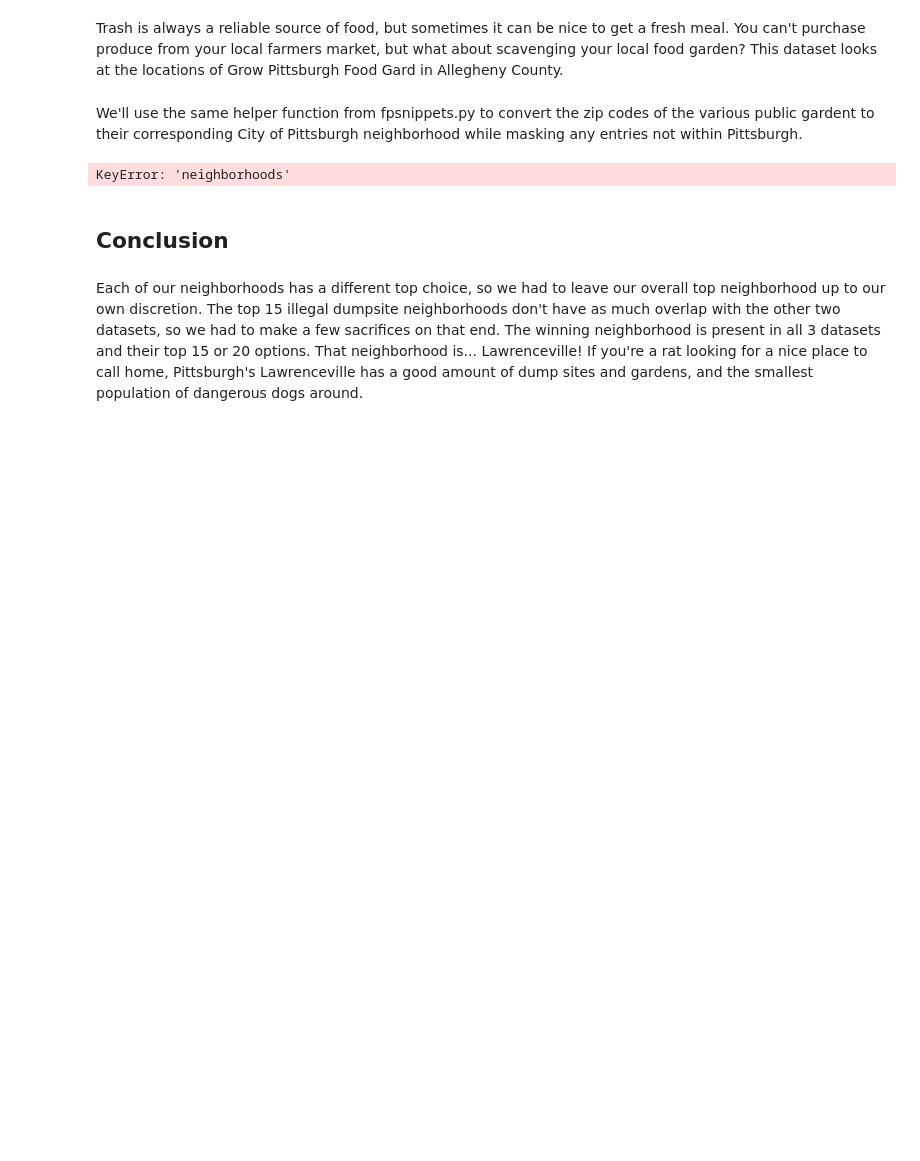
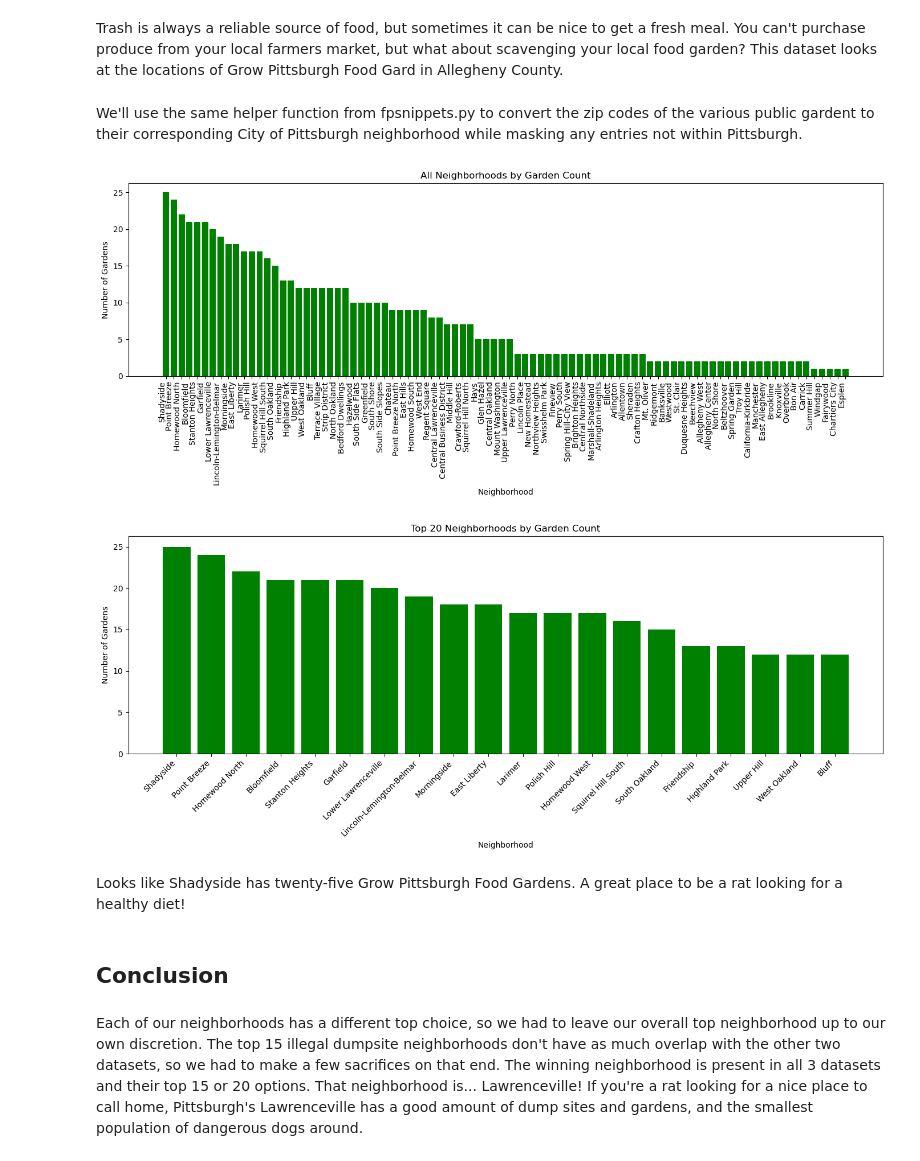
Before and after one commit to MNM75/CMPINF-Final-Rats, a Jupyter notebook: FullNotebook.ipynb, the cells around one changed output. Saved outputs shown, nothing was run; the diff lists cells and outputs as text; code cells hidden in the pictures; blank space fills up the shorter version.

```diff
--- a/FullNotebook.ipynb
+++ b/FullNotebook.ipynb
@@ -99,6 +222,19 @@ Trash is always a reliable source of food, but sometimes it can be nice to get a
 # %% [markdown]
 We'll use the same helper function from fpsnippets.py to convert the zip codes of the various public gardent to their corresponding City of Pittsburgh neighborhood while masking any entries not within Pittsburgh.
 # %%
+garden_csv = "https://data.wprdc.org/dataset/0d8c9708-3f01-48c4-adff-04d29825c9a2/resource/dbdfcb3e-8fa5-4468-9b05-f69562798f7a/download/grow-pgh-food-gardens.csv"
+garden_data = pd.read_csv(garden_csv, encoding="latin1")
+pitt = garden_data[garden_data['city'] == 'Pittsburgh'].copy()
+
+pitt['zip_code'] = pitt['zip_code'].astype(str).str.slice(0, 5).str.strip()
+ZIPS["ZIP"] = ZIPS["ZIP"].astype(str).str.slice(0, 5).str.strip()
+ZIPS = ZIPS[ZIPS.geometry.intersects(NEIGHBORHOODS.geometry.union_all())]
+pgh_zips = set(ZIPS["ZIP"])
+pitt = pitt[pitt['zip_code'].isin(pgh_zips)].copy()
+
+tqdm.pandas(desc="Mapping garden ZIPs to neighborhoods")
+pitt['neighborhoods'] = pitt['zip_code'].progress_apply(zip_to_neighborhoods)
+
 all_hoods = [n for sublist in pitt['neighborhoods'].dropna() for n in sublist]
 garden_counts = Counter(all_hoods)
 
@@ -106,34 +242,37 @@ garden_df = pd.DataFrame(garden_counts.items(), columns=['Neighborhood', 'Garden
 garden_df = garden_df.sort_values(by='GardenCount', ascending=False)
 
 def plot_bar(df, xcol, ycol, title, xlabel='Neighborhood', ylabel='Number of Gardens', rotation=90, top_n=None):
     plt.figure(figsize=(14, 6))
     plot_df = df if top_n is None else df.head(top_n)
     plt.bar(plot_df[xcol], plot_df[ycol], color='green')  # <- green bars here
     plt.title(title)
     plt.xlabel(xlabel)
     plt.ylabel(ylabel)
     plt.xticks(rotation=rotation, ha='right')
     plt.tight_layout()
     plt.show()
 
 plot_bar(
     garden_df,
     'Neighborhood',
     'GardenCount',
     title='All Neighborhoods by Garden Count',
     rotation=90
 )
 
 plot_bar(
     garden_df,
     'Neighborhood',
     'GardenCount',
     title='Top 20 Neighborhoods by Garden Count',
     rotation=45,
     top_n=20
 )
 # %% [output]
-KeyError: 'neighborhoods'
+[figure, added]
+[figure, added]
+# %% [markdown]
+Looks like Shadyside has twenty-five Grow Pittsburgh Food Gardens. A great place to be a rat looking for a healthy diet!
 # %% [markdown]
 ## Conclusion
 # %% [markdown]
```
Also changed, not shown: parts of 12 cells of this notebook.
